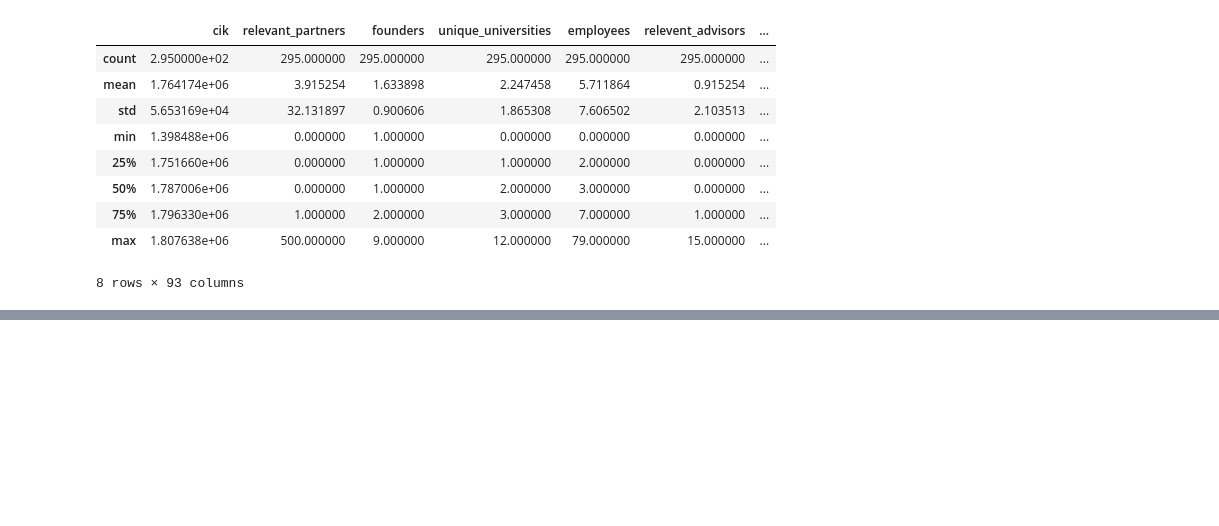
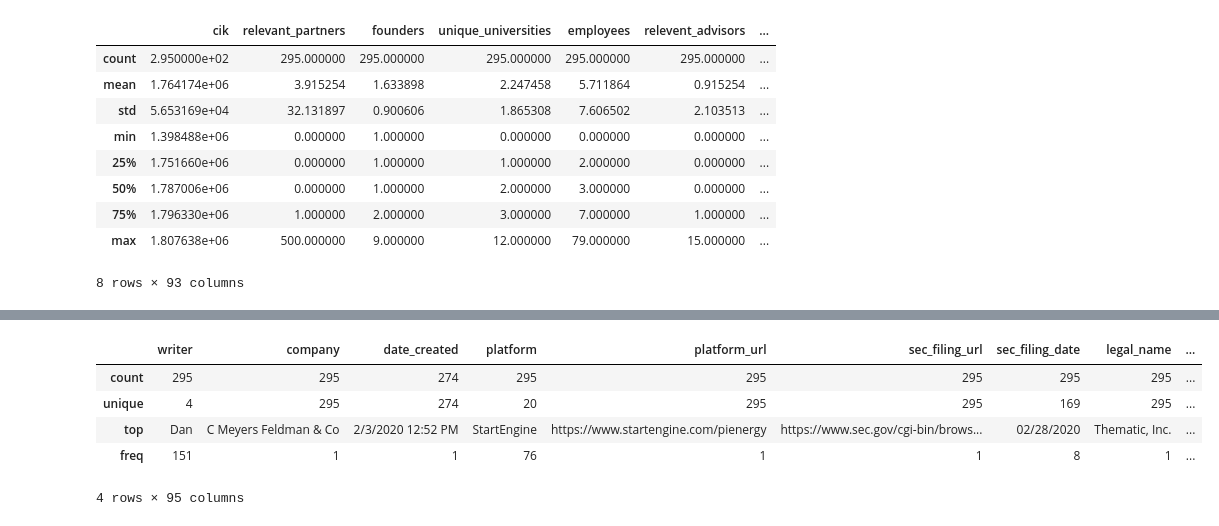
Before and after one commit to fvu958/kingscrowd, a Jupyter notebook: ratings_data_exploration.ipynb, the cells around one changed output, grey strips where cells are left out. Saved outputs shown, nothing was run; the diff lists cells and outputs as text; code cells hidden in the pictures; blank space fills up the shorter version.

```diff
--- a/ratings_data_exploration.ipynb
+++ b/ratings_data_exploration.ipynb
@@ -52,0 +64,9 @@ ratings_data.describe()
+# %%
+ratings_data.describe(include=np.object)
+# %% [output]
+|  | writer | company | date_created | platform | platform_url | sec_filing_url | sec_filing_date | legal_name | ... |
+| count | 295 | 295 | 274 | 295 | 295 | 295 | 295 | 295 | ... |
+| unique | 4 | 295 | 274 | 20 | 295 | 295 | 169 | 295 | ... |
+| top | Dan | C Meyers Feldman & Co | 2/3/2020 12:52 PM | StartEngine | https://www.startengine.com/pienergy | https://www.sec.gov/cgi-bin/brows... | 02/28/2020 | Thematic, Inc. | ... |
+| freq | 151 | 1 | 1 | 76 | 1 | 1 | 8 | 1 | ... |
+4 rows × 95 columns
```
Also changed, not shown: parts of 1 cell of this notebook.
